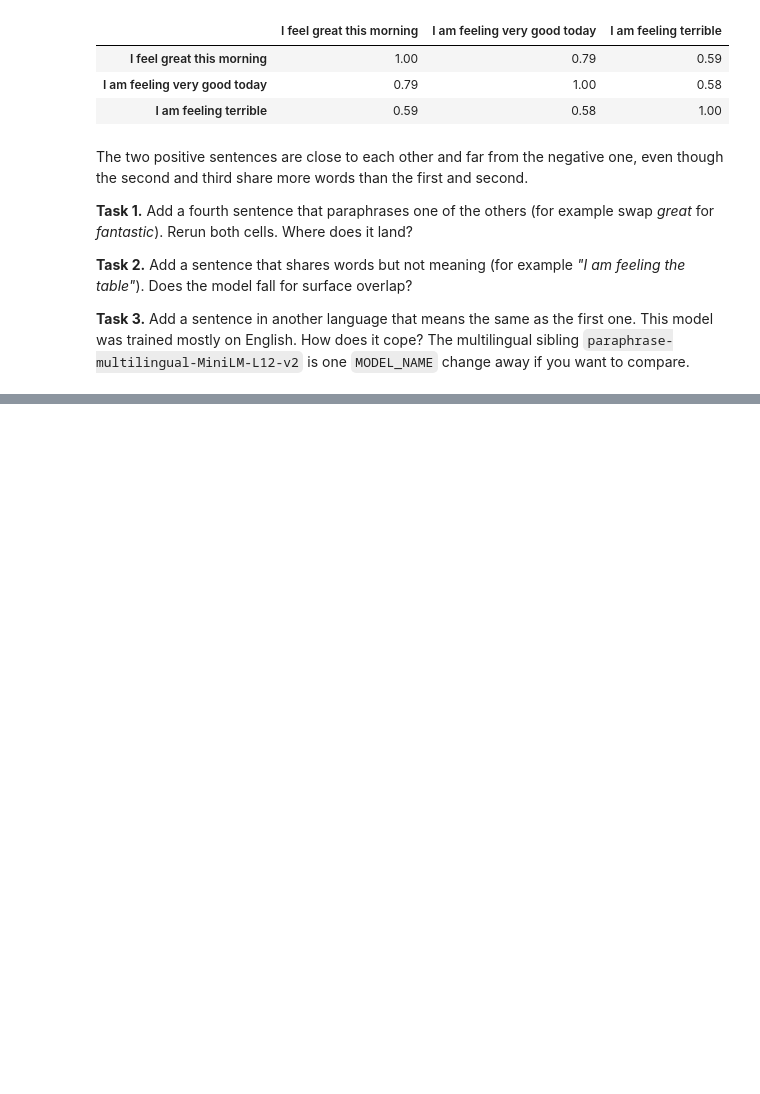
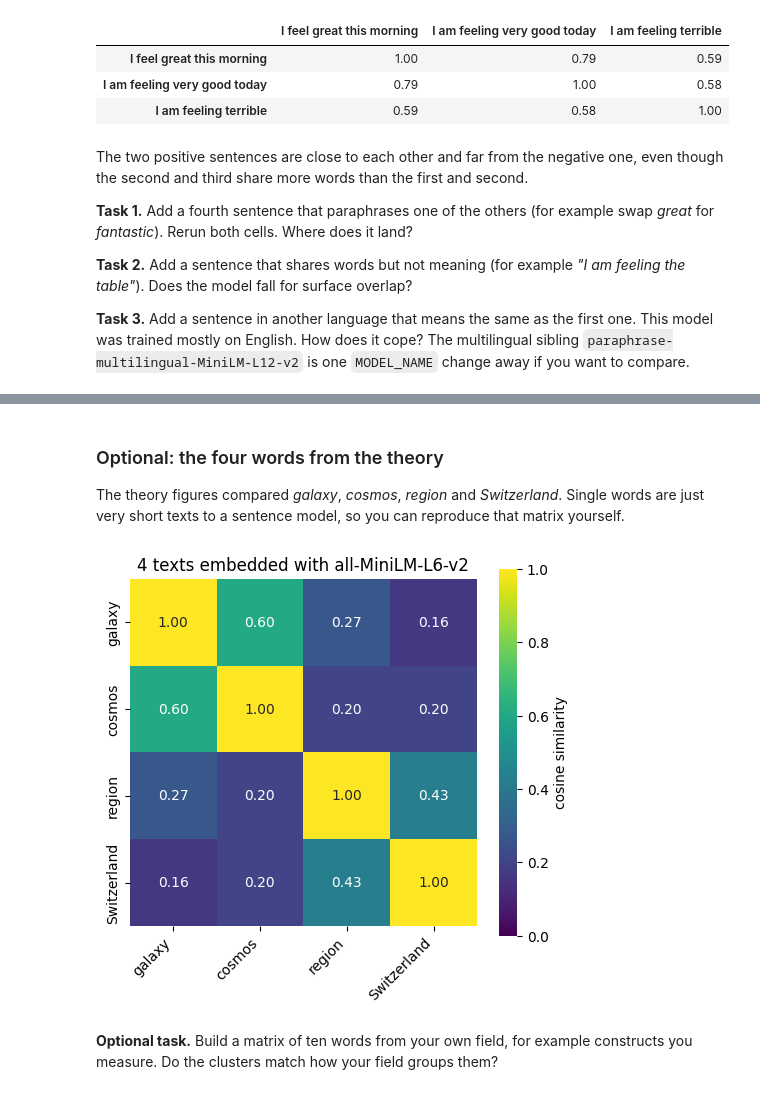
Before and after one commit to leonardozaggia/PONS_material, a Jupyter notebook: 01_vectors.ipynb, the cells around one changed output, grey strips where cells are left out. Drawn from its saved outputs; the diff is of its cells as text; code cells hidden in the pictures; blank space fills up the shorter version.

```diff
--- a/01_vectors.ipynb
+++ b/01_vectors.ipynb
@@ -136,0 +223,10 @@ The two positive sentences are close to each other and far from the negative one
+# %% [markdown]
+### Optional: the four words from the theory
+
+The theory figures compared *galaxy*, *cosmos*, *region* and *Switzerland*. Single words are just very short texts to a sentence model, so you can reproduce that matrix yourself.
+# %%
+plot_similarity(["galaxy", "cosmos", "region", "Switzerland"]);
+# %% [output]
+[figure, added]
+# %% [markdown]
+**Optional task.** Build a matrix of ten words from your own field, for example constructs you measure. Do the clusters match how your field groups them?
```
Also changed, not shown: parts of 8 cells of this notebook, 5 other files.
